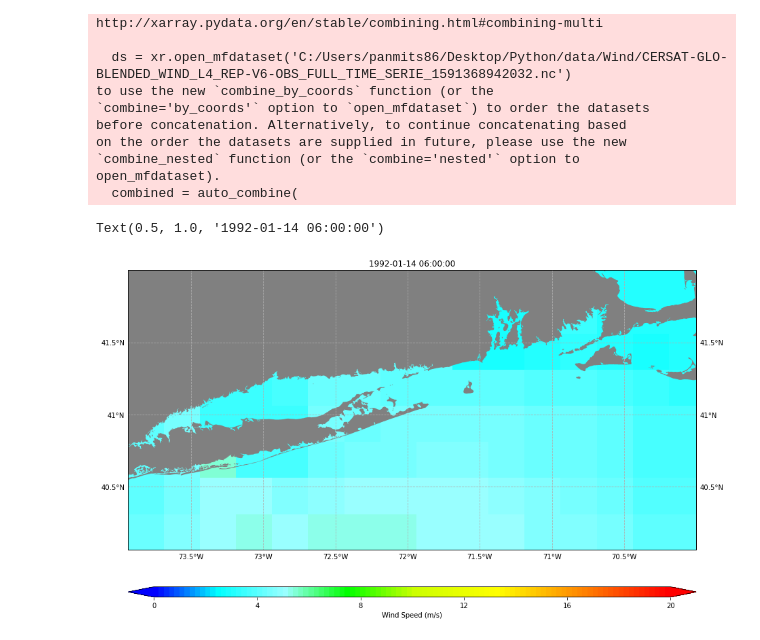
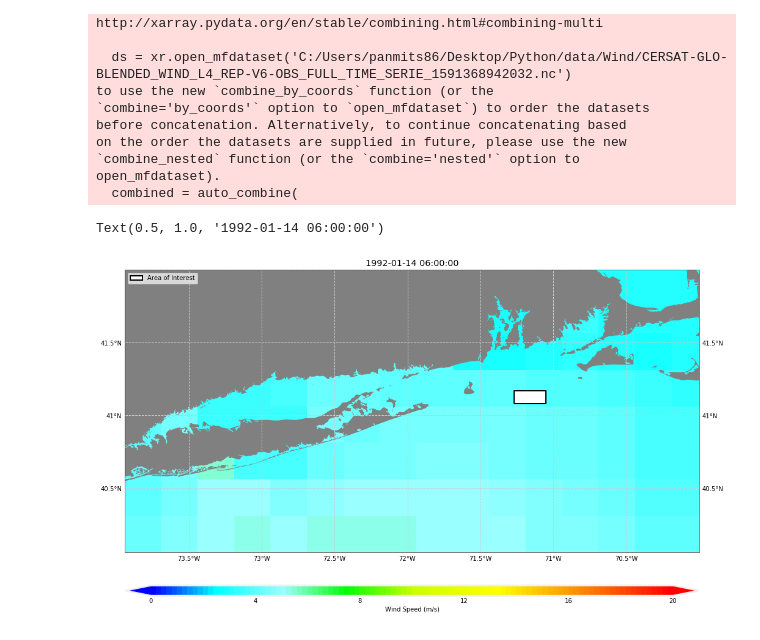
Before and after one commit to panmits86-zz/masters_thesis, a Jupyter notebook: code/CMEMS_Wind_1992-2018.ipynb, the cells around one changed output. Saved outputs shown, nothing was run; the diff lists cells and outputs as text; code cells hidden in the pictures.

```diff
--- a/code/CMEMS_Wind_1992-2018.ipynb
+++ b/code/CMEMS_Wind_1992-2018.ipynb
@@ -59,23 +69,32 @@ def make_map(projection=ccrs.PlateCarree()):
 # %%
 fig, ax = make_map(projection=ccrs.PlateCarree())
 ax.set_extent([-73.9375, -70, 40.0625, 42])
 
 shp = shapereader.Reader('C:/Users/panmits86/Desktop/Python/SNE_shapefile/GSHHS_f_L1_SNE.shp')
 for record, geometry in zip(shp.records(), shp.geometries()):
     ax.add_geometries([geometry], ccrs.PlateCarree(), facecolor='gray')
 
 # Add markers for the position of the satellite observations.
 cmap=cmaps.BlAqGrYeOrRe
 bounds = np.array([0,4,8,12,16,20])
 #norm = colors.BoundaryNorm(boundaries=bounds, ncolors=10)
 norm = mpl.colors.Normalize(vmin=0, vmax=20)
 cs2 = plt.pcolormesh(ds['lon'], ds['lat'], ds['wind_speed'][50], cmap=cmap, norm=norm,
             transform=ccrs.PlateCarree(), shading='flat', snap=True)
 cax,kw = matplotlib.colorbar.make_axes(ax,location='bottom',pad=0.05,aspect=50)
 out=fig.colorbar(cs2,cax=cax,ticks=bounds,extend='both',**kw)
 out.set_label('Wind Speed (m/s)',size=10)
+
+lons = [-71.27, -71.27, -71.05, -71.05]
+lats = [41.08, 41.17, 41.17, 41.08]
+ring = LinearRing(list(zip(lons, lats)))
+ax.add_geometries([ring], ccrs.PlateCarree(), facecolor='w', edgecolor='k', linewidth=2, label='Area of Interest')
+LegendElement = [mpatches.Patch(facecolor='w', edgecolor='k', linewidth=2, label='Area of Interest')]
+
+ax.legend(handles = LegendElement, loc='upper left')
+
 ax.set_title('1992-01-14 06:00:00')
 #plt.savefig('SNE_obs_SA_Level2_valid.png', dpi=300, bbox_inches='tight')
 # %% [output]
 Text(0.5, 1.0, '1992-01-14 06:00:00')
-[figure, old version]
+[figure, new version]
```
Also changed, not shown: parts of 14 cells of this notebook.
